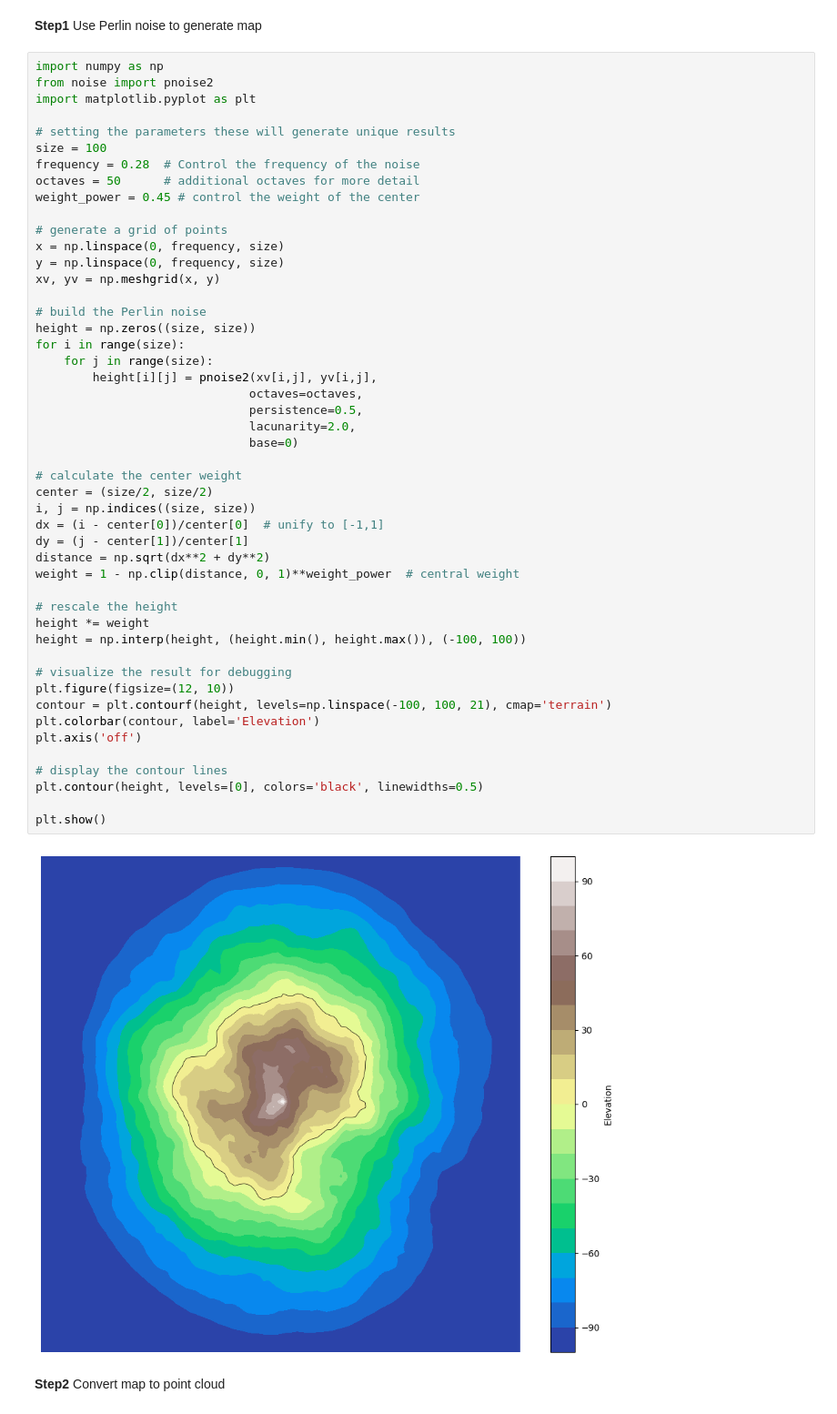
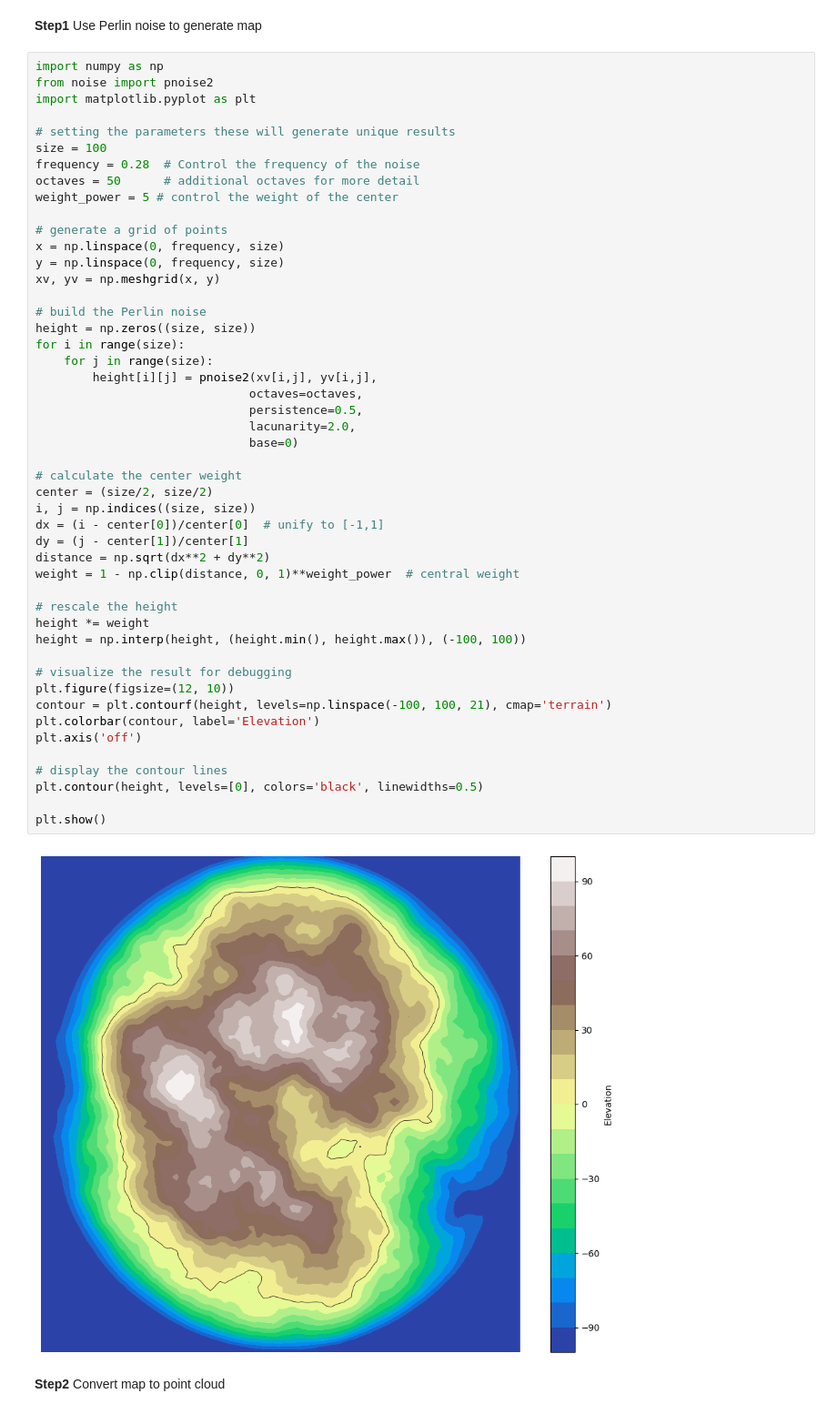
Before and after one commit to Bill092738/AI-CareerGuide, a Jupyter notebook: src/dataPointsAllocator.ipynb, the cells around one changed output. Shown at 91% size. Saved outputs shown, nothing was run; the diff lists cells and outputs as text.

```diff
--- a/src/dataPointsAllocator.ipynb
+++ b/src/dataPointsAllocator.ipynb
@@ -9,7 +9,7 @@ import matplotlib.pyplot as plt
 size = 100
 frequency = 0.28  # Control the frequency of the noise
 octaves = 50      # additional octaves for more detail
-weight_power = 0.45 # control the weight of the center
+weight_power = 5 # control the weight of the center
 
 # generate a grid of points
 x = np.linspace(0, frequency, size)
@@ -22,34 +22,34 @@ for i in range(size):
     for j in range(size):
         height[i][j] = pnoise2(xv[i,j], yv[i,j],
                               octaves=octaves,
                               persistence=0.5,
                               lacunarity=2.0,
                               base=0)
 
 # calculate the center weight
 center = (size/2, size/2)
 i, j = np.indices((size, size))
 dx = (i - center[0])/center[0]  # unify to [-1,1]
 dy = (j - center[1])/center[1]
 distance = np.sqrt(dx**2 + dy**2)
 weight = 1 - np.clip(distance, 0, 1)**weight_power  # central weight
 
 # rescale the height
 height *= weight
 height = np.interp(height, (height.min(), height.max()), (-100, 100))
 
 # visualize the result for debugging
 plt.figure(figsize=(12, 10))
 contour = plt.contourf(height, levels=np.linspace(-100, 100, 21), cmap='terrain')
 plt.colorbar(contour, label='Elevation')
 plt.axis('off')
 
 # display the contour lines
 plt.contour(height, levels=[0], colors='black', linewidths=0.5)
 
 plt.show()
 # %% [output]
-[figure, old version]
+[figure, new version]
 # %% [markdown]
 **Step2** Convert map to point cloud
 # %%
```
Also changed, not shown: parts of 2 cells of this notebook, 3 other files.
